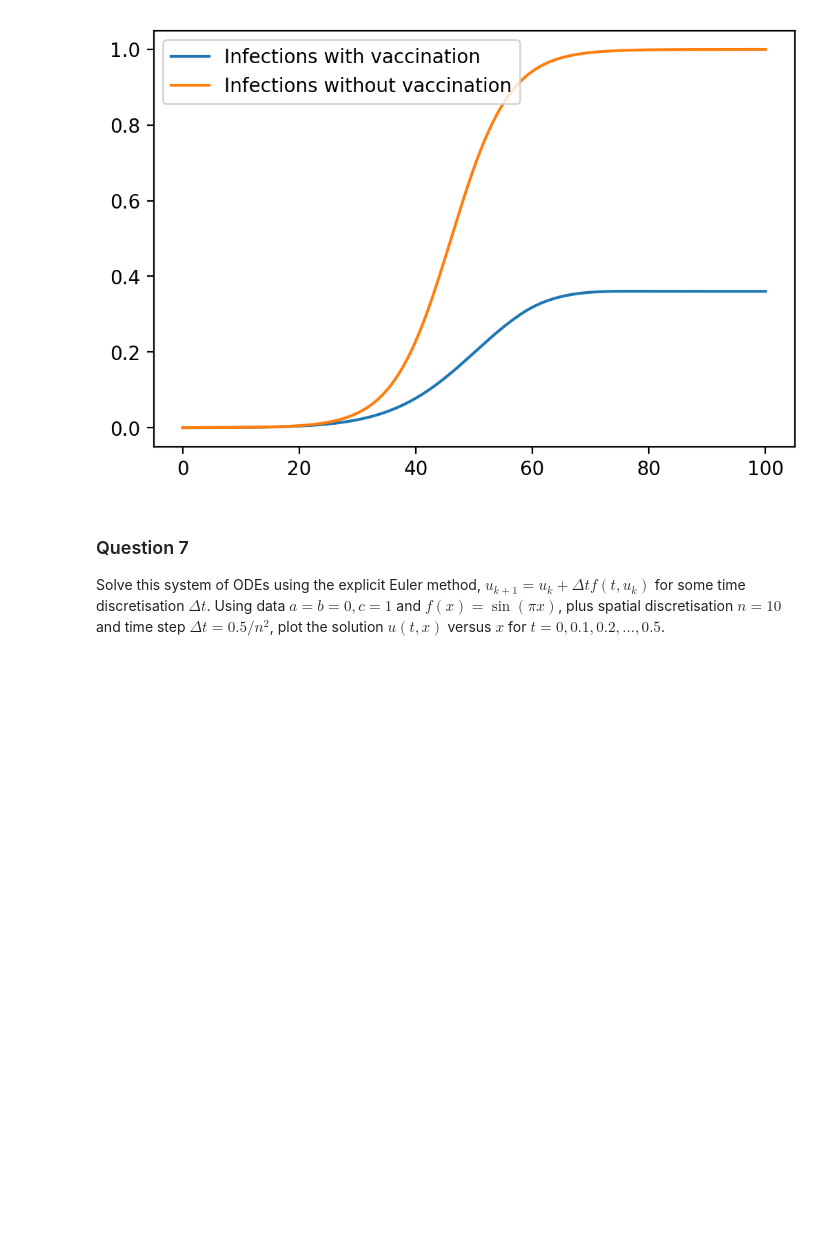
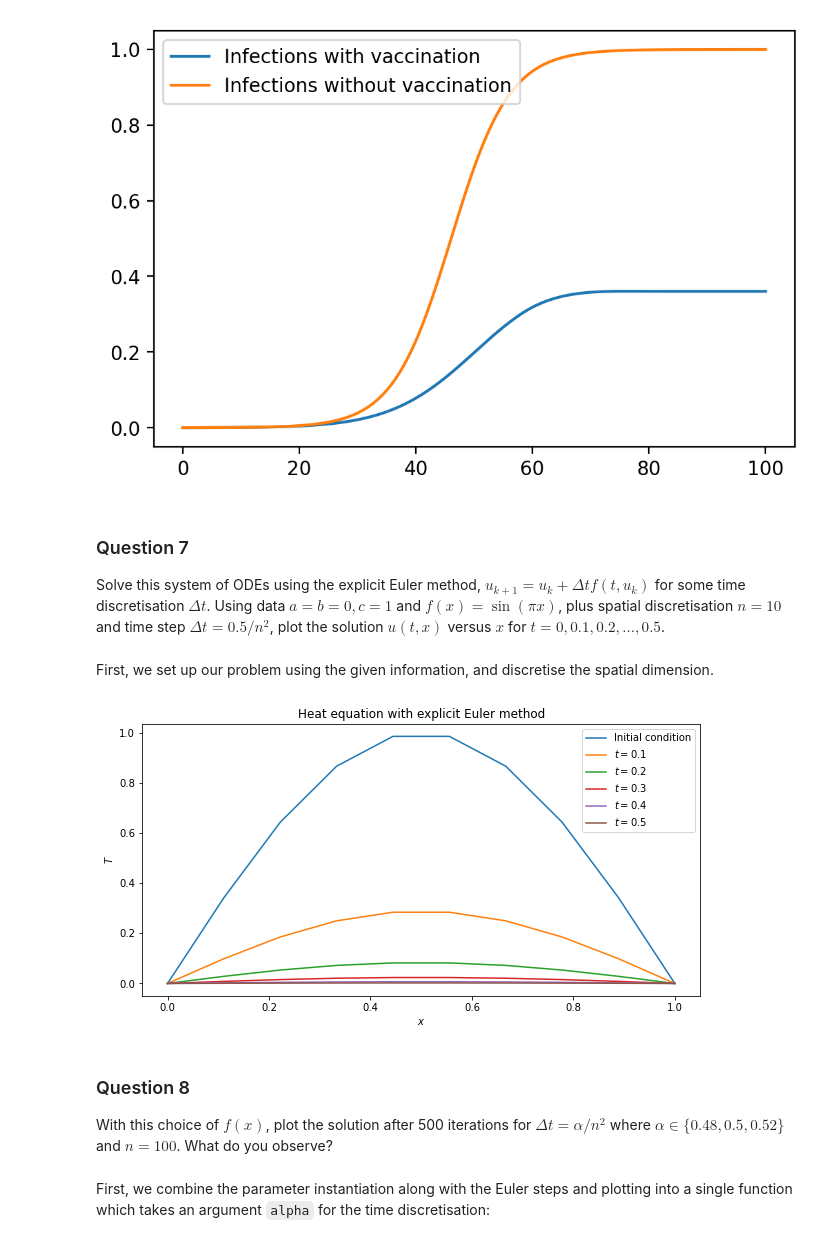
Before and after one commit to charlieoneill11/scientific-computing, a Jupyter notebook: LabBook5.ipynb, the cells around one changed output. Saved outputs shown, nothing was run; the diff lists cells and outputs as text; code cells hidden in the pictures; blank space fills up the shorter version.

```diff
--- a/LabBook5.ipynb
+++ b/LabBook5.ipynb
@@ -300,0 +304,2 @@ u_t_0, u_t_1 = 0, 0
+# %% [markdown]
+First, we set up our problem using the given information, and discretise the spatial dimension.
@@ -300,0 +324,40 @@ u_t_0, u_t_1 = 0, 0
+# %%
+def rhs_centered(u, dx, c):
+    nx = u.shape[0]
+    f = np.empty(nx)
+    f[1:-1] = c/dx**2 * (u[:-2] - 2*u[1:-1] + u[2:])
+    f[0] = 0.
+    f[-1] = 0.
+    return f
+
+def euler_step(u, f, dt, *args):
+    u_new = u + dt * f(u, *args)
+    return u_new
+# %%
+u = np.empty((nt+1, nx))
+u[0] = u_0.copy()
+
+for i in range(nt):
+    u[i+1] = euler_step(u[i], rhs_centered, dt, dx, c)
+# %%
+# plot the solution at several times
+fig, ax = plt.subplots(figsize=(10, 5))
+
+ax.plot(x, u[0], label='Initial condition')
+ax.plot(x, u[int(0.1/dt)], label='$t=0.1$')
+ax.plot(x, u[int(0.2/dt)], label='$t=0.2$')
+ax.plot(x, u[int(0.3/dt)], label='$t=0.3$')
+ax.plot(x, u[int(0.4/dt)], label='$t=0.4$')
+ax.plot(x, u[int(0.5/dt)], label='$t=0.5$')
+
+ax.set_xlabel('$x$')
+ax.set_ylabel('$T$')
+ax.set_title('Heat equation with explicit Euler method')
+ax.legend();
+# %% [output]
+[figure, added]
+# %% [markdown]
+### Question 8
+With this choice of $f(x)$, plot the solution after 500 iterations for $\Delta t = \alpha/n^2$ where $\alpha \in \{0.48, 0.5, 0.52\}$ and $n = 100$. What do you observe?
+# %% [markdown]
+First, we combine the parameter instantiation along with the Euler steps and plotting into a single function which takes an argument `alpha` for the time discretisation:
```
Also changed, not shown: parts of 16 cells of this notebook, 2 other files.
